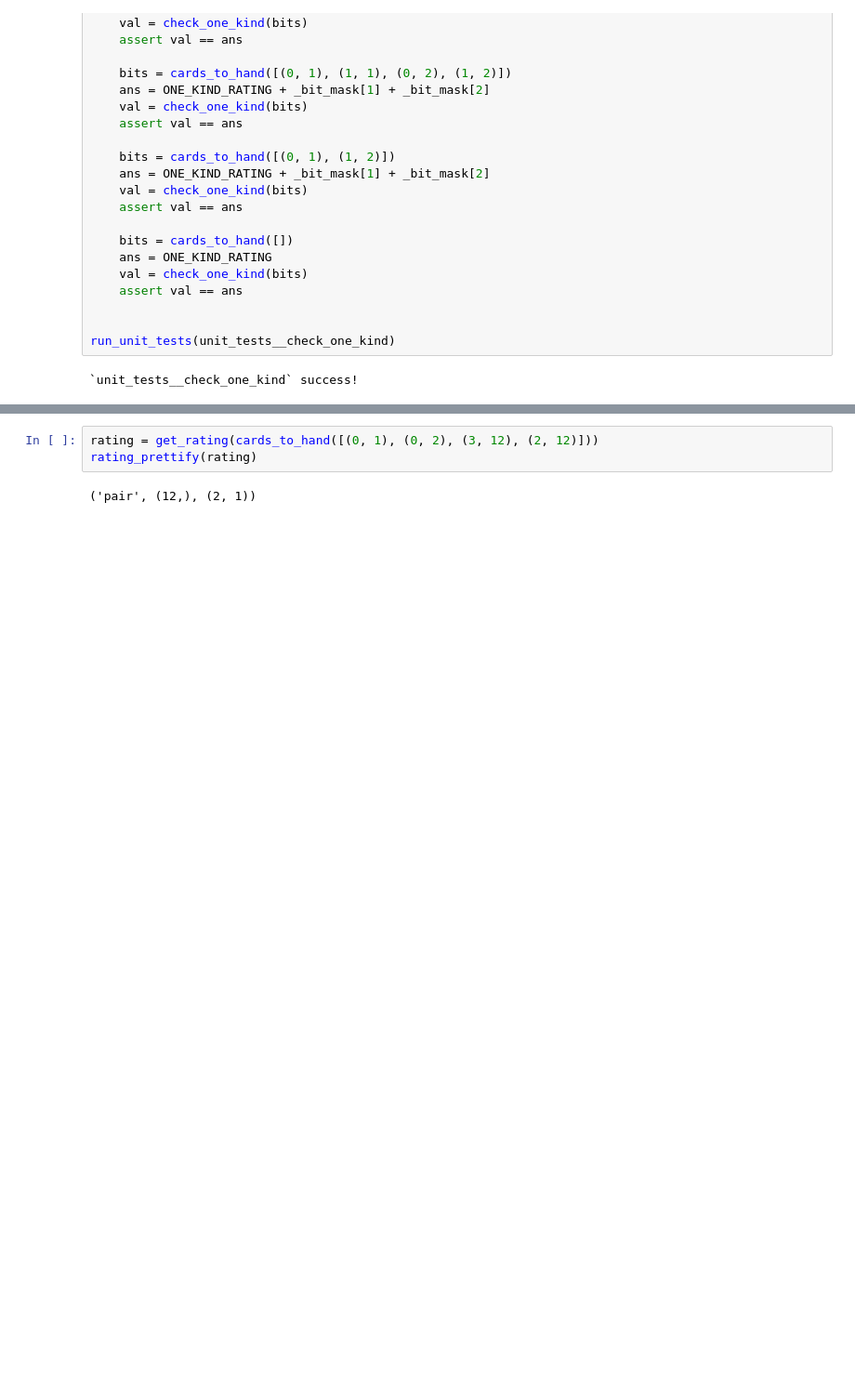
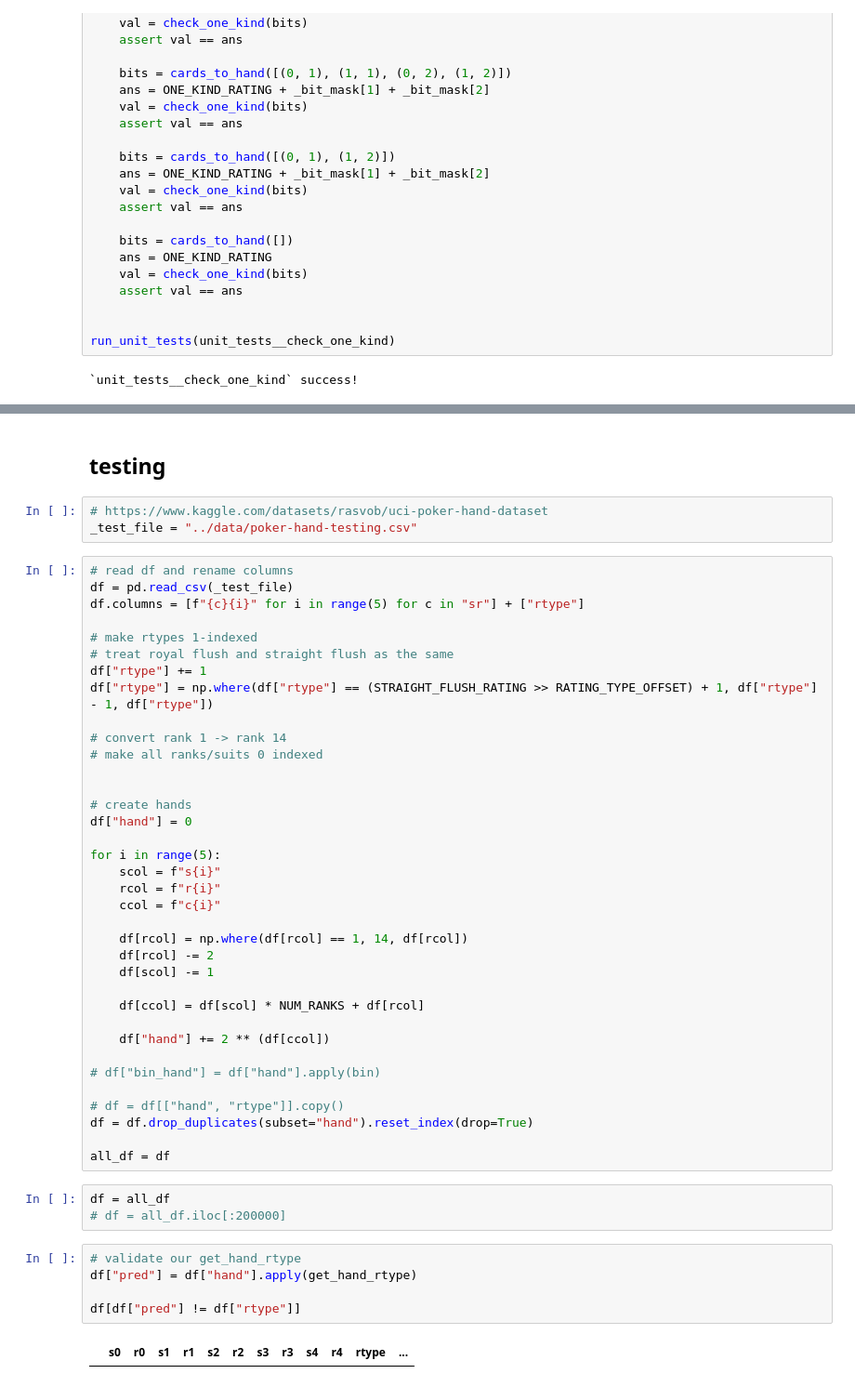
Before and after one commit to rzhan11/FlipPoker, a Jupyter notebook: src/flip.ipynb, the cells around one changed output, grey strips where cells are left out. Shown at 93% size. Saved outputs shown, nothing was run; the diff lists cells and outputs as text; blank space fills up the shorter version.

Commit message:
correctness testing

```diff
--- a/src/flip.ipynb
+++ b/src/flip.ipynb
@@ -728,5 +772,51 @@ def get_rating(hand):
-# %%
-rating = get_rating(cards_to_hand([(0, 1), (0, 2), (3, 12), (2, 12)]))
-rating_prettify(rating)
-# %% [output]
-('pair', (12,), (2, 1))
+# %% [markdown]
+## testing
+# %%
+# https://www.kaggle.com/datasets/rasvob/uci-poker-hand-dataset
+_test_file = "../data/poker-hand-testing.csv"
+# %%
+# read df and rename columns
+df = pd.read_csv(_test_file)
+df.columns = [f"{c}{i}" for i in range(5) for c in "sr"] + ["rtype"]
+
+# make rtypes 1-indexed
+# treat royal flush and straight flush as the same
+df["rtype"] += 1
+df["rtype"] = np.where(df["rtype"] == (STRAIGHT_FLUSH_RATING >> RATING_TYPE_OFFSET) + 1, df["rtype"] - 1, df["rtype"])
+
+# convert rank 1 -> rank 14
+# make all ranks/suits 0 indexed
+
+
+# create hands
+df["hand"] = 0
+
+for i in range(5):
+    scol = f"s{i}"
+    rcol = f"r{i}"
+    ccol = f"c{i}"
+
+    df[rcol] = np.where(df[rcol] == 1, 14, df[rcol])
+    df[rcol] -= 2
+    df[scol] -= 1
+
+    df[ccol] = df[scol] * NUM_RANKS + df[rcol]
+
+    df["hand"] += 2 ** (df[ccol])
+
+# df["bin_hand"] = df["hand"].apply(bin)
+
+# df = df[["hand", "rtype"]].copy()
+df = df.drop_duplicates(subset="hand").reset_index(drop=True)
+
+all_df = df
+# %%
+df = all_df
+# df = all_df.iloc[:200000]
+# %%
+# validate our get_hand_rtype
+df["pred"] = df["hand"].apply(get_hand_rtype)
+
+df[df["pred"] != df["rtype"]]
+# %% [output]
+|  | s0 | r0 | s1 | r1 | s2 | r2 | s3 | r3 | s4 | r4 | rtype | ... |
```
Also changed, not shown: parts of 6 cells of this notebook, 1 other file.
